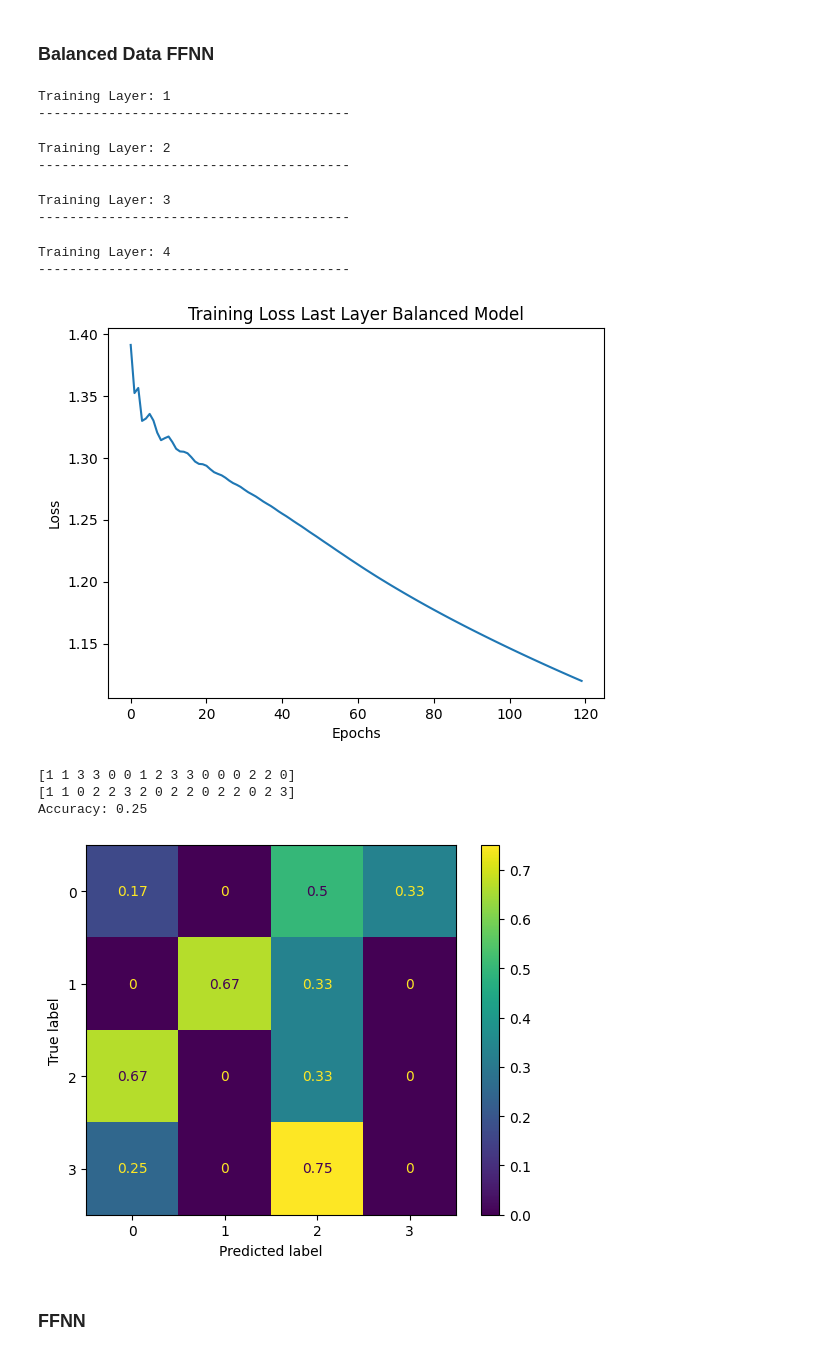
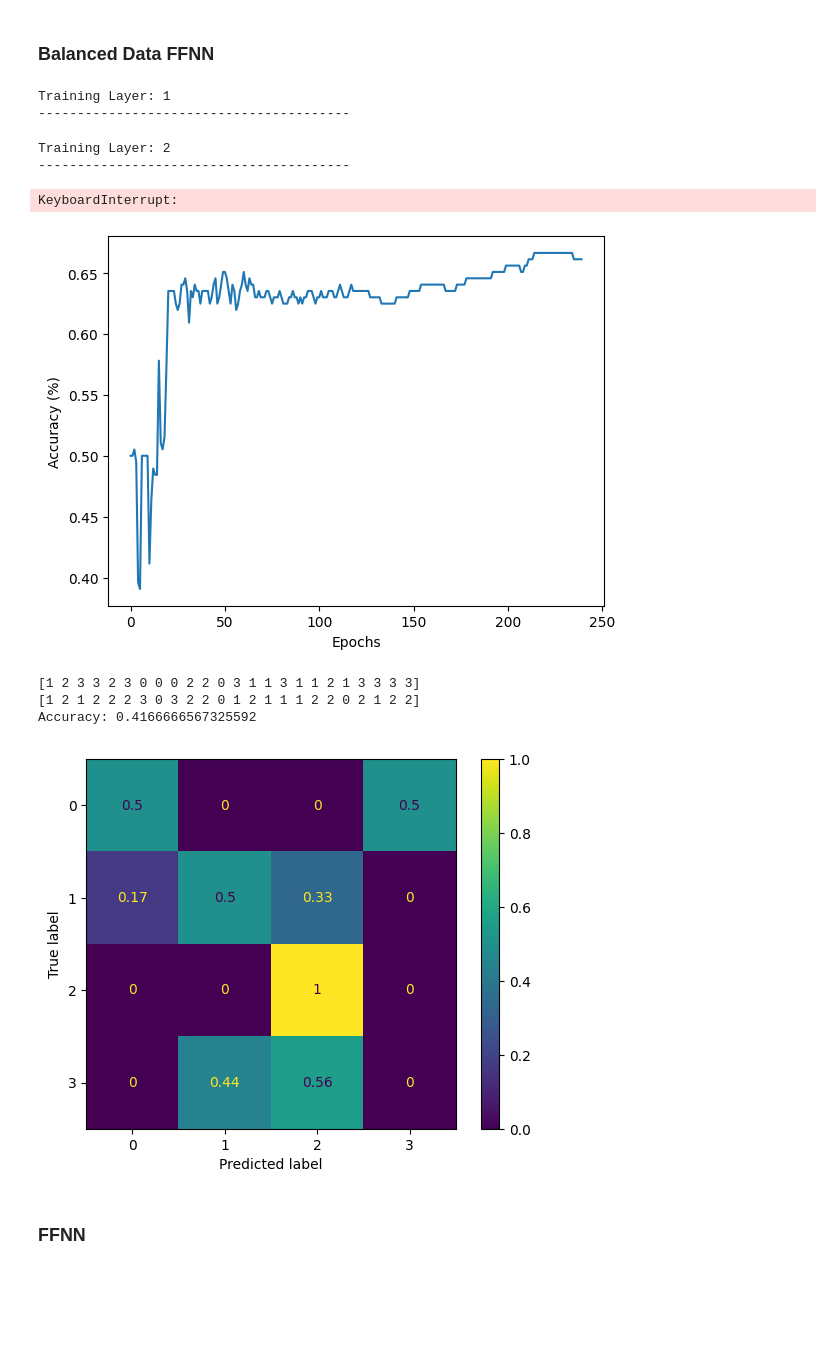
Before and after one commit to Floris93100/Blackjack-FFNN, a Jupyter notebook: src/FFNN_blackjack.ipynb, the cells around one changed output. Saved outputs shown, nothing was run; the diff lists cells and outputs as text; code cells hidden in the pictures; blank space fills up the shorter version.

Commit message:
accuracy plots

```diff
--- a/src/FFNN_blackjack.ipynb
+++ b/src/FFNN_blackjack.ipynb
@@ -333,14 +331,14 @@ def print_accuracy(model_predictions, y):
 
     ConfusionMatrixDisplay.from_predictions(y, predictions, normalize="true")
 
-def plot_losses(data, title, filename):
-    np.savetxt(f'../data/{filename}_losses.csv', data, delimiter=',')
+def plot_accuracy(data, title, filename):
+    np.savetxt(f'../data/{filename}_accuracy.csv', data, delimiter=',')
 
     plt.plot(np.array(data))
 
-    plt.ylabel("Loss")
+    plt.ylabel("Accuracy (%)")
     plt.xlabel("Epochs")
-    plt.savefig(f"../figures/{filename}_losses.png", dpi='figure', format=None)
+    plt.savefig(f"../figures/{filename}_accuracy.png", dpi='figure', format=None)
     plt.show()
 # %% [markdown]
 ### Balanced Data FFNN
@@ -363,26 +361,23 @@ model = FFNN(
     lr_decay=lr_decay,
     ).to(device)
 # %%
-last_layer_losses = model.train(x_pos_bal, x_neg_bal)
+last_layer_accuracy = model.train(x_pos_bal, x_neg_bal)
 model.save_model('../models/model_balanced.pth')
 # %% [output]
 Training Layer: 1
 ----------------------------------------
 Training Layer: 2
 ----------------------------------------
-Training Layer: 3
-----------------------------------------
+KeyboardInterrupt:
-Training Layer: 4
-----------------------------------------
 # %%
-plot_losses(last_layer_losses, "Training Loss Last Layer Balanced Model", "model_balanced")
+plot_accuracy(last_layer_accuracy, "Training Accuracy Last Layer Balanced Model", "model_balanced")
 print_accuracy(model.predict_accumulated_goodness(x_test_bal.to(device)), y_test_bal)
 # %% [output]
-[figure, old version]
+[figure, new version]
-[1 1 3 3 0 0 1 2 3 3 0 0 0 2 2 0]
-[1 1 0 2 2 3 2 0 2 2 0 2 2 0 2 3]
-Accuracy: 0.25
+[1 2 3 3 2 3 0 0 0 2 2 0 3 1 1 3 1 1 2 1 3 3 3 3]
+[1 2 1 2 2 2 3 0 3 2 2 0 1 2 1 1 1 2 2 0 2 1 2 2]
+Accuracy: 0.4166666567325592
-[figure, old version]
+[figure, new version]
 # %% [markdown]
 ### FFNN
 # %%
```
Also changed, not shown: parts of 21 cells of this notebook, 2 other files.
